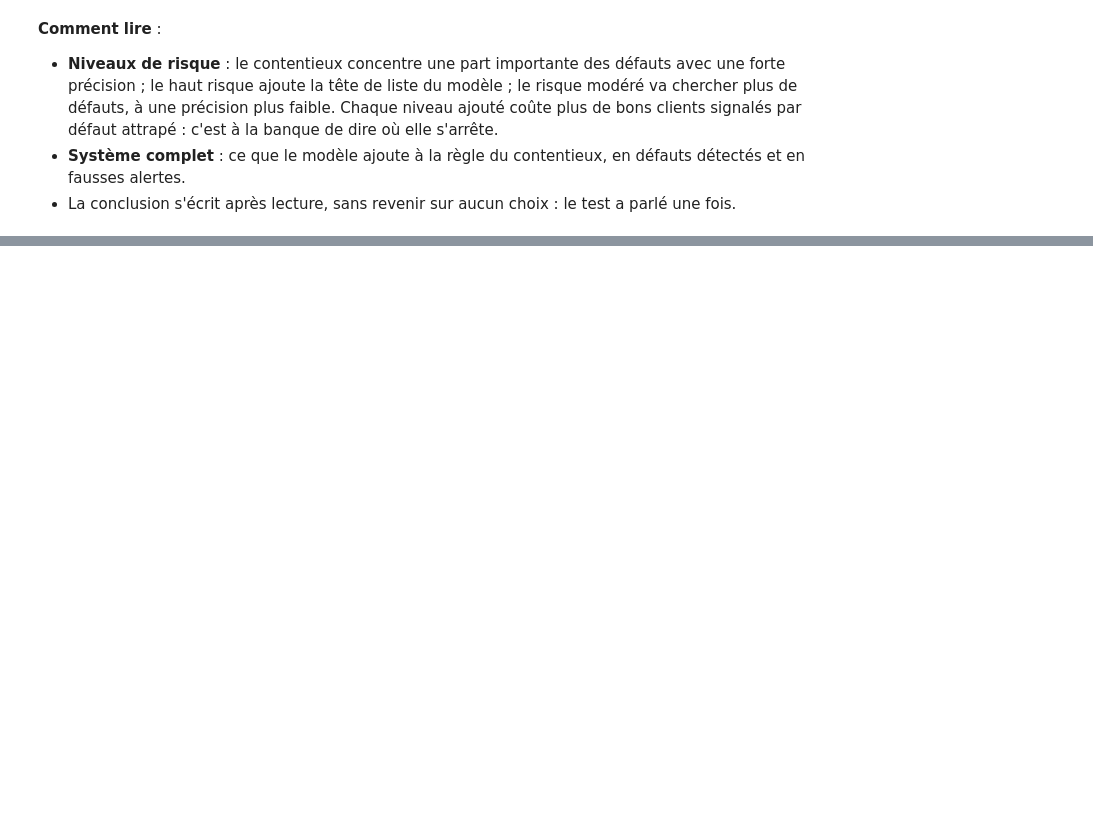
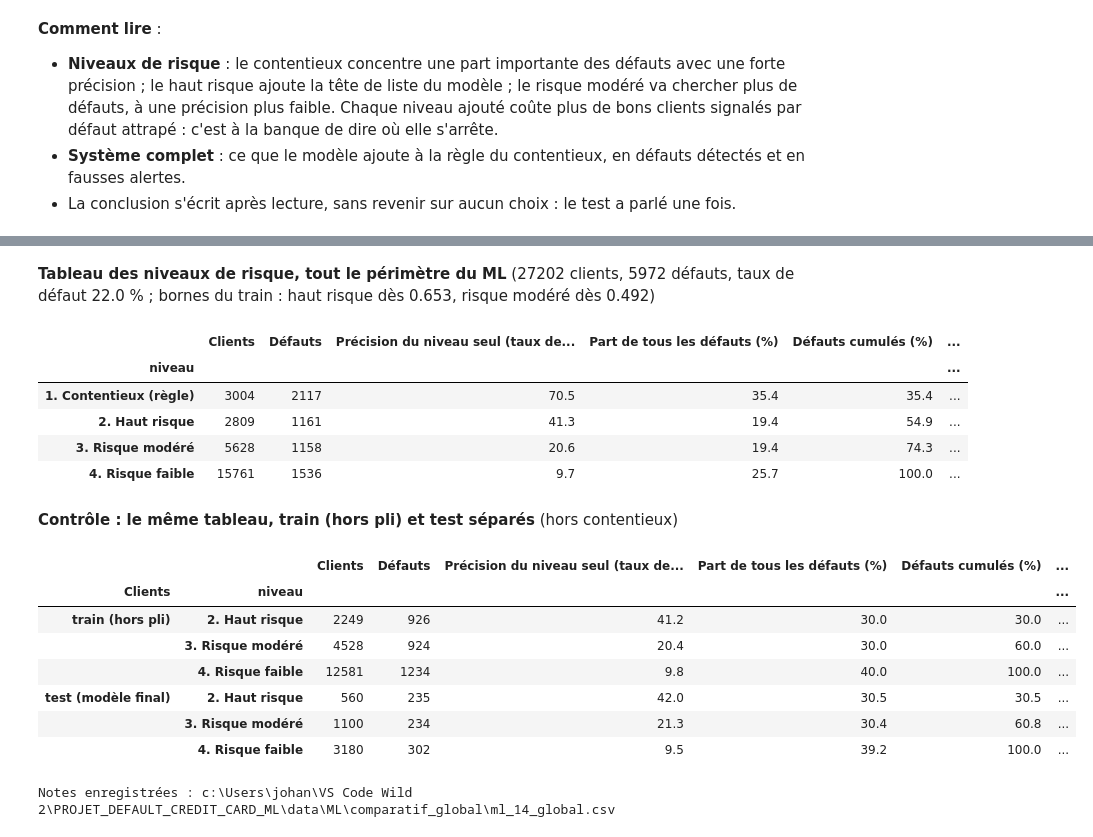
Before and after one commit to johan-mac-59/RiskLens_ML, a Jupyter notebook: lab_ML/evaluation_finale_test.ipynb, the cells around one changed output, grey strips where cells are left out. Cells and saved outputs as stored; diff of their text form; code cells hidden in the pictures; blank space fills up the shorter version.

```diff
--- a/lab_ML/evaluation_finale_test.ipynb
+++ b/lab_ML/evaluation_finale_test.ipynb
@@ -214,0 +267,46 @@ display(pd.DataFrame(lignes).set_index("Stratégie"))
+# %%
+# Tout le périmètre du ML : contentieux (règle), train (hors pli), test (modèle final)
+note = pd.concat([
+    pd.DataFrame({"ID": contentieux["ID"].to_numpy(), "dpnm": contentieux["dpnm"].to_numpy(), "source": "contentieux (règle)", "proba": np.nan}),
+    pd.DataFrame({"ID": train["ID"].to_numpy(), "dpnm": y_train, "source": "train (hors pli)", "proba": p_train_oof}),
+    pd.DataFrame({"ID": test["ID"].to_numpy(), "dpnm": y_test, "source": "test (modèle final)", "proba": p_test}),
+], ignore_index=True)
+note["niveau"] = np.where(note["source"] == "contentieux (règle)", "1. Contentieux (règle)",
+                 np.where(note["proba"] >= s30, "2. Haut risque", np.where(note["proba"] >= s60, "3. Risque modéré", "4. Risque faible")))
+
+def tableau_niveaux(d):
+    t = d.groupby("niveau")["dpnm"].agg(Clients="size", Défauts="sum")
+    t["Précision du niveau seul (taux de défaut, %)"] = (t["Défauts"] / t["Clients"] * 100).round(1)
+    t["Part de tous les défauts (%)"] = (t["Défauts"] / t["Défauts"].sum() * 100).round(1)
+    t["Défauts cumulés (%)"] = (t["Défauts"].cumsum() / t["Défauts"].sum() * 100).round(1)
+    t["Précision cumulée (%)"] = (t["Défauts"].cumsum() / t["Clients"].cumsum() * 100).round(1)
+    return t
+
+display(Markdown(f"**Tableau des niveaux de risque, tout le périmètre du ML** ({len(note)} clients, {note['dpnm'].sum()} défauts, "
+                 f"taux de défaut {note['dpnm'].mean() * 100:.1f} % ; bornes du train : haut risque dès {s30:.3f}, risque modéré dès {s60:.3f})"))
+display(tableau_niveaux(note))
+display(Markdown("**Contrôle : le même tableau, train (hors pli) et test séparés** (hors contentieux)"))
+display(pd.concat({s: tableau_niveaux(note[note["source"] == s]) for s in ("train (hors pli)", "test (modèle final)")}, names=["Clients"]))
+
+dossier_sortie = dossier_ml / "comparatif_global"
+dossier_sortie.mkdir(parents=True, exist_ok=True)
+note.to_csv(dossier_sortie / "ml_14_global.csv", index=False)
+print(f"Notes enregistrées : {dossier_sortie / 'ml_14_global.csv'}")
+# %% [output]
+**Tableau des niveaux de risque, tout le périmètre du ML** (27202 clients, 5972 défauts, taux de défaut 22.0 % ; bornes du train : haut risque dès 0.653, risque modéré dès 0.492)
+|  | Clients | Défauts | Précision du niveau seul (taux de... | Part de tous les défauts (%) | Défauts cumulés (%) | ... |
+| niveau |  |  |  |  |  | ... |
+| 1. Contentieux (règle) | 3004 | 2117 | 70.5 | 35.4 | 35.4 | ... |
+| 2. Haut risque | 2809 | 1161 | 41.3 | 19.4 | 54.9 | ... |
+| 3. Risque modéré | 5628 | 1158 | 20.6 | 19.4 | 74.3 | ... |
+| 4. Risque faible | 15761 | 1536 | 9.7 | 25.7 | 100.0 | ... |
+**Contrôle : le même tableau, train (hors pli) et test séparés** (hors contentieux)
+|  |  | Clients | Défauts | Précision du niveau seul (taux de... | Part de tous les défauts (%) | Défauts cumulés (%) | ... |
+| Clients | niveau |  |  |  |  |  | ... |
+| train (hors pli) | 2. Haut risque | 2249 | 926 | 41.2 | 30.0 | 30.0 | ... |
+|  | 3. Risque modéré | 4528 | 924 | 20.4 | 30.0 | 60.0 | ... |
+|  | 4. Risque faible | 12581 | 1234 | 9.8 | 40.0 | 100.0 | ... |
+| test (modèle final) | 2. Haut risque | 560 | 235 | 42.0 | 30.5 | 30.5 | ... |
+|  | 3. Risque modéré | 1100 | 234 | 21.3 | 30.4 | 60.8 | ... |
+|  | 4. Risque faible | 3180 | 302 | 9.5 | 39.2 | 100.0 | ... |
+Notes enregistrées : c:\Users\johan\VS Code Wild 2\PROJET_DEFAULT_CREDIT_CARD_ML\data\ML\comparatif_global\ml_14_global.csv
```
Also changed, not shown: parts of 6 cells of this notebook, 6 other files.
